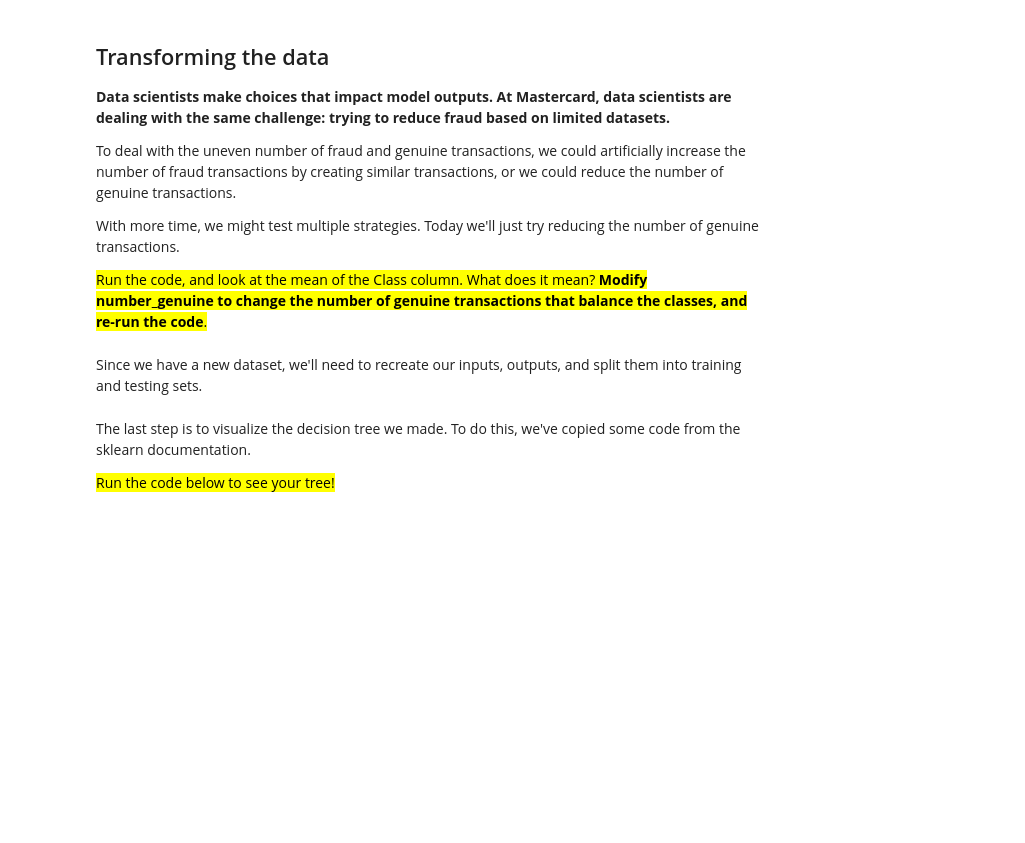
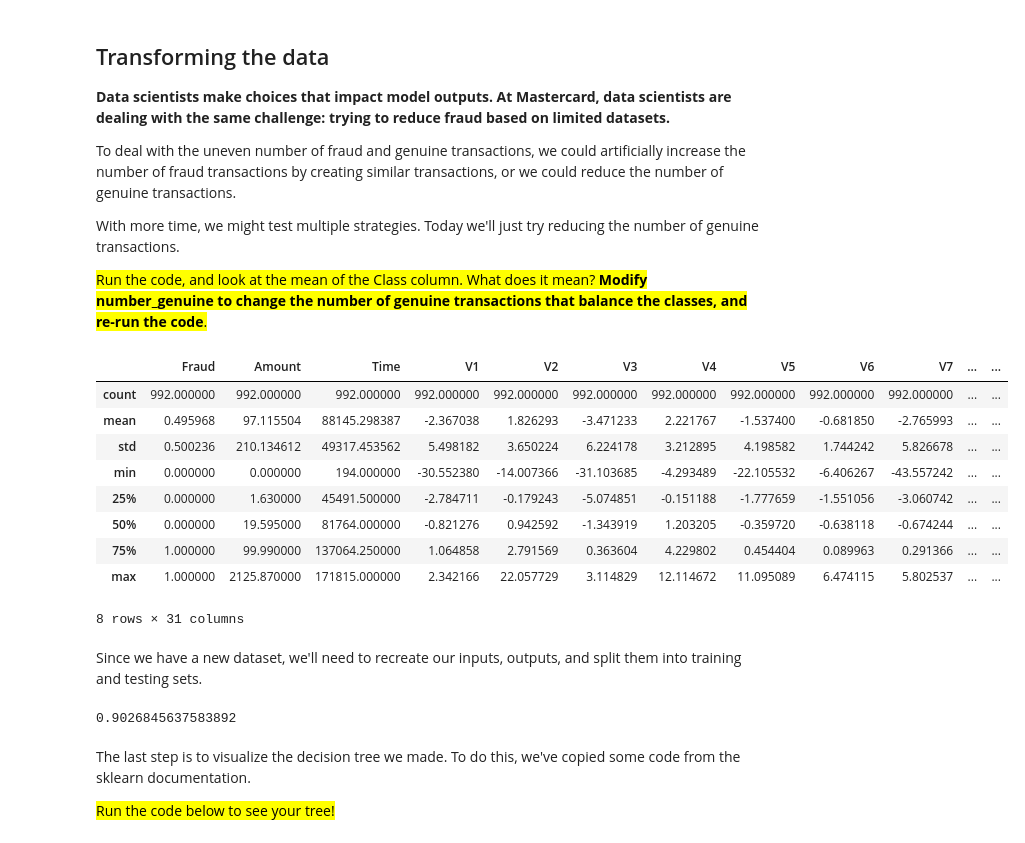
Before and after one commit to DecodedCo/diad2-notebooks, a Jupyter notebook: fraud_detector.ipynb, the cells around one changed output. Cells and saved outputs as stored; diff of their text form; code cells hidden in the pictures; blank space fills up the shorter version.

```diff
--- a/fraud_detector.ipynb
+++ b/fraud_detector.ipynb
@@ -112,17 +147,28 @@ With more time, we might test multiple strategies. Today we'll just try reducing
 <mark>Run the code, and look at the mean of the Class column. What does it mean? <b>Modify number_genuine to change the number of genuine transactions that balance the classes, and re-run the code</b>.</mark>
 # %%
 # How many genuine transactions should we use to balance the classes?
-number_genuine = 1
+number_genuine = 500
 
 # Separate genuine transactions and fraud
 genuine = data[data['Fraud'] == 0].sample(number_genuine)
 fraud = data[data['Fraud'] == 1]
 
 # Combine fraud and genuine
 even_data = pd.concat([genuine, fraud])
 
 # Summarize our new dataset, even_data
 even_data.describe()
+# %% [output]
+|  | Fraud | Amount | Time | V1 | V2 | V3 | V4 | V5 | V6 | V7 | ... | ... |
+| count | 992.000000 | 992.000000 | 992.000000 | 992.000000 | 992.000000 | 992.000000 | 992.000000 | 992.000000 | 992.000000 | 992.000000 | ... | ... |
+| mean | 0.495968 | 97.115504 | 88145.298387 | -2.367038 | 1.826293 | -3.471233 | 2.221767 | -1.537400 | -0.681850 | -2.765993 | ... | ... |
+| std | 0.500236 | 210.134612 | 49317.453562 | 5.498182 | 3.650224 | 6.224178 | 3.212895 | 4.198582 | 1.744242 | 5.826678 | ... | ... |
+| min | 0.000000 | 0.000000 | 194.000000 | -30.552380 | -14.007366 | -31.103685 | -4.293489 | -22.105532 | -6.406267 | -43.557242 | ... | ... |
+| 25% | 0.000000 | 1.630000 | 45491.500000 | -2.784711 | -0.179243 | -5.074851 | -0.151188 | -1.777659 | -1.551056 | -3.060742 | ... | ... |
+| 50% | 0.000000 | 19.595000 | 81764.000000 | -0.821276 | 0.942592 | -1.343919 | 1.203205 | -0.359720 | -0.638118 | -0.674244 | ... | ... |
+| 75% | 1.000000 | 99.990000 | 137064.250000 | 1.064858 | 2.791569 | 0.363604 | 4.229802 | 0.454404 | 0.089963 | 0.291366 | ... | ... |
+| max | 1.000000 | 2125.870000 | 171815.000000 | 2.342166 | 22.057729 | 3.114829 | 12.114672 | 11.095089 | 6.474115 | 5.802537 | ... | ... |
+8 rows × 31 columns
 # %% [markdown]
 Since we have a new dataset, we'll need to recreate our inputs, outputs, and split them into training and testing sets.
 # %%
@@ -137,6 +183,8 @@ X_train, X_test, Y_train, Y_test = train_test_split(X, Y, test_size=0.3, random_
 model = tree.DecisionTreeClassifier(max_depth = 1)
 model = model.fit(X_train, Y_train)
 model.score(X_test, Y_test)
+# %% [output]
+0.9026845637583892
 # %% [markdown]
 The last step is to visualize the decision tree we made. To do this, we've copied some code from the sklearn documentation.
 
```
Also changed, not shown: parts of 11 cells of this notebook.
